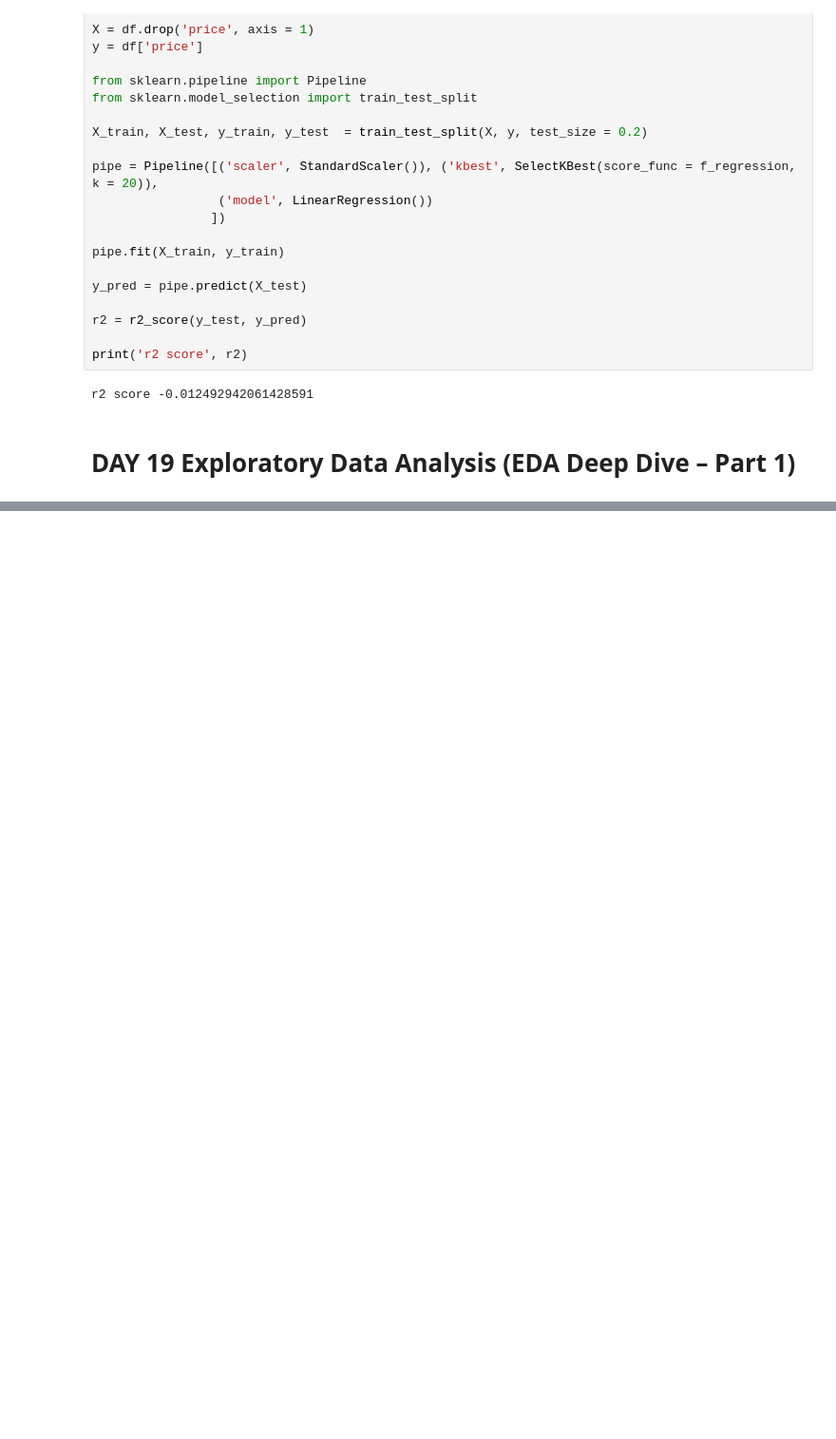
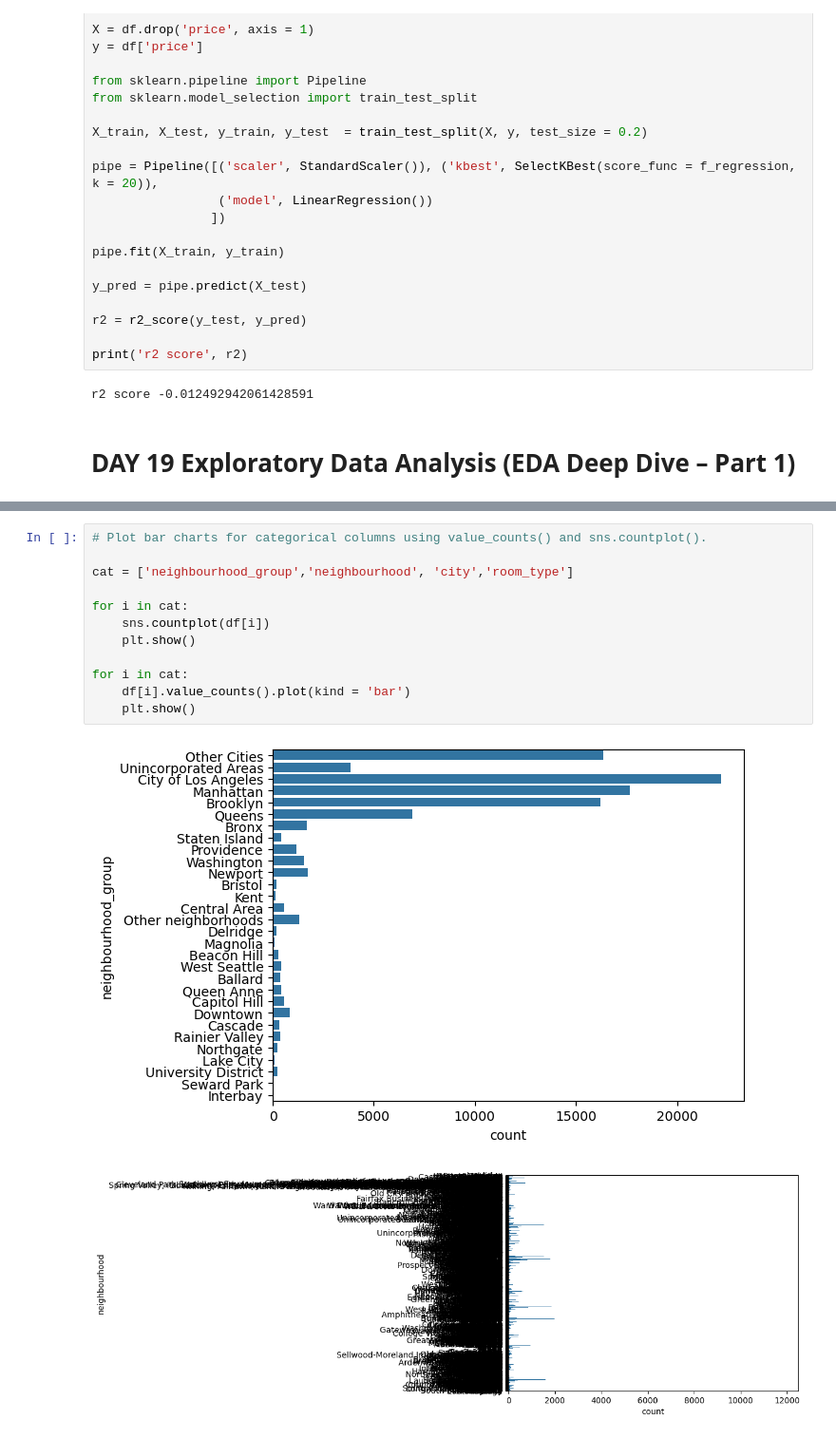
Before and after one commit to Rashmisharma0101/Python-Basics, a Jupyter notebook: Python-practice1month-24oct.ipynb, the cells around one changed output, grey strips where cells are left out. Shown at 95% size. Saved outputs shown, nothing was run; the diff lists cells and outputs as text; blank space fills up the shorter version.

```diff
--- a/Python-practice1month-24oct.ipynb
+++ b/Python-practice1month-24oct.ipynb
@@ -2283,0 +2377,15 @@ r2 score -0.012492942061428591
+# %%
+# Plot bar charts for categorical columns using value_counts() and sns.countplot().
+
+cat = ['neighbourhood_group','neighbourhood', 'city','room_type']
+
+for i in cat:
+    sns.countplot(df[i])
+    plt.show()
+
+for i in cat:
+    df[i].value_counts().plot(kind = 'bar')
+    plt.show()
+# %% [output]
+[figure, added]
+[figure, added]
```
Also changed, not shown: parts of 29 cells of this notebook.
